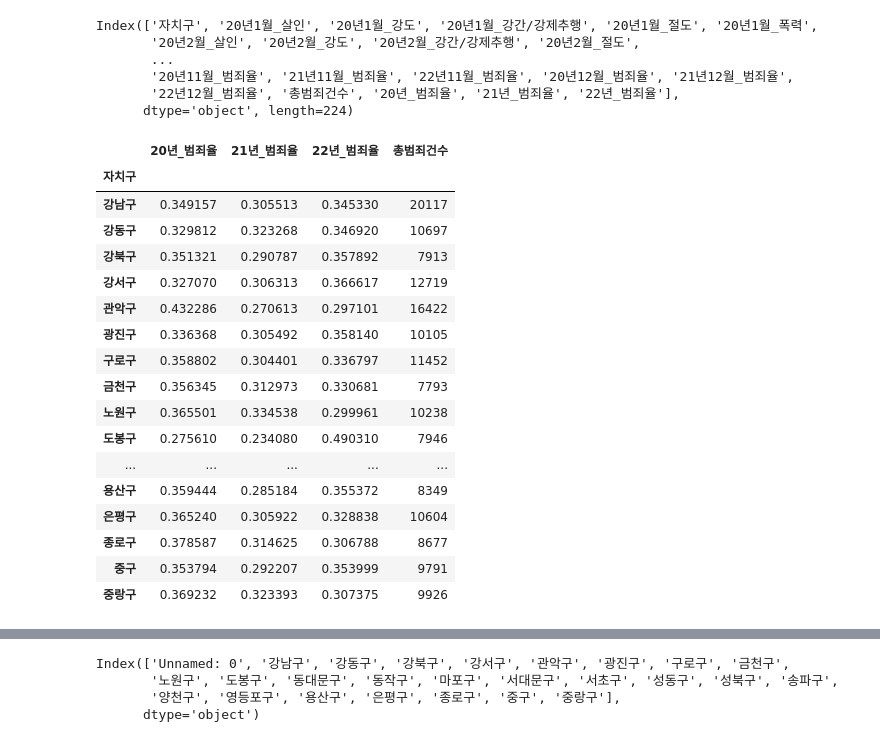
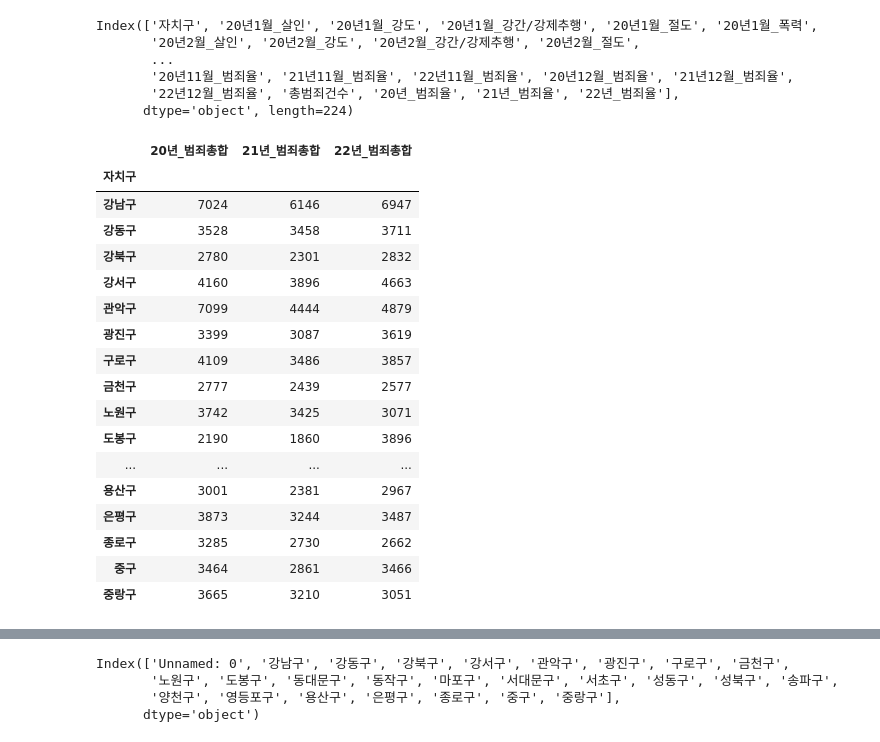
Before and after one commit to BanSugyeong/Crime-Alert-Service, a Jupyter notebook: crime/crime_데이터양식.ipynb, the cells around one changed output, grey strips where cells are left out. Drawn from its saved outputs; the diff is of its cells as text; code cells hidden in the pictures.

```diff
--- a/crime/crime_데이터양식.ipynb
+++ b/crime/crime_데이터양식.ipynb
@@ -289,25 +293,25 @@ new.to_csv('년도별 범죄율 데이터만.csv', encoding='cp949', index=False
 # %%
-crime_rate = pd.read_csv('년도별 범죄율 데이터만.csv', encoding='cp949', index_col=0)
+crime_rate = pd.read_csv('년도별 범죄총합 데이터만.csv', encoding='cp949', index_col=0)
 crime_rate
 # %% [output]
-|  | 20년_범죄율 | 21년_범죄율 | 22년_범죄율 | 총범죄건수 |
-| 자치구 |  |  |  |  |
-| 강남구 | 0.349157 | 0.305513 | 0.345330 | 20117 |
-| 강동구 | 0.329812 | 0.323268 | 0.346920 | 10697 |
-| 강북구 | 0.351321 | 0.290787 | 0.357892 | 7913 |
-| 강서구 | 0.327070 | 0.306313 | 0.366617 | 12719 |
-| 관악구 | 0.432286 | 0.270613 | 0.297101 | 16422 |
-| 광진구 | 0.336368 | 0.305492 | 0.358140 | 10105 |
-| 구로구 | 0.358802 | 0.304401 | 0.336797 | 11452 |
-| 금천구 | 0.356345 | 0.312973 | 0.330681 | 7793 |
-| 노원구 | 0.365501 | 0.334538 | 0.299961 | 10238 |
-| 도봉구 | 0.275610 | 0.234080 | 0.490310 | 7946 |
-| ... | ... | ... | ... | ... |
-| 용산구 | 0.359444 | 0.285184 | 0.355372 | 8349 |
-| 은평구 | 0.365240 | 0.305922 | 0.328838 | 10604 |
-| 종로구 | 0.378587 | 0.314625 | 0.306788 | 8677 |
-| 중구 | 0.353794 | 0.292207 | 0.353999 | 9791 |
-| 중랑구 | 0.369232 | 0.323393 | 0.307375 | 9926 |
+|  | 20년_범죄총합 | 21년_범죄총합 | 22년_범죄총합 |
+| 자치구 |  |  |  |
+| 강남구 | 7024 | 6146 | 6947 |
+| 강동구 | 3528 | 3458 | 3711 |
+| 강북구 | 2780 | 2301 | 2832 |
+| 강서구 | 4160 | 3896 | 4663 |
+| 관악구 | 7099 | 4444 | 4879 |
+| 광진구 | 3399 | 3087 | 3619 |
+| 구로구 | 4109 | 3486 | 3857 |
+| 금천구 | 2777 | 2439 | 2577 |
+| 노원구 | 3742 | 3425 | 3071 |
+| 도봉구 | 2190 | 1860 | 3896 |
+| ... | ... | ... | ... |
+| 용산구 | 3001 | 2381 | 2967 |
+| 은평구 | 3873 | 3244 | 3487 |
+| 종로구 | 3285 | 2730 | 2662 |
+| 중구 | 3464 | 2861 | 3466 |
+| 중랑구 | 3665 | 3210 | 3051 |
 # %%
 crime = crime_rate.T
 crime.to_csv('crime_T.csv', encoding='cp949')
```
Also changed, not shown: parts of 9 cells of this notebook, 20 other files.
